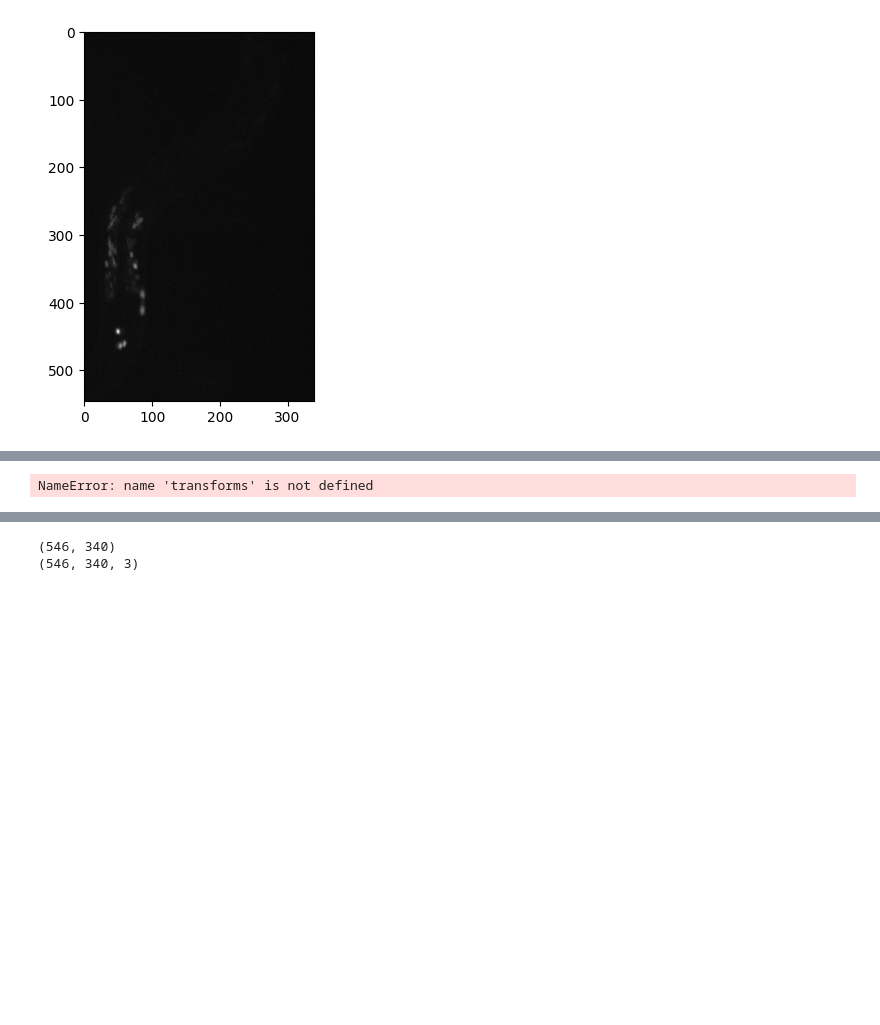
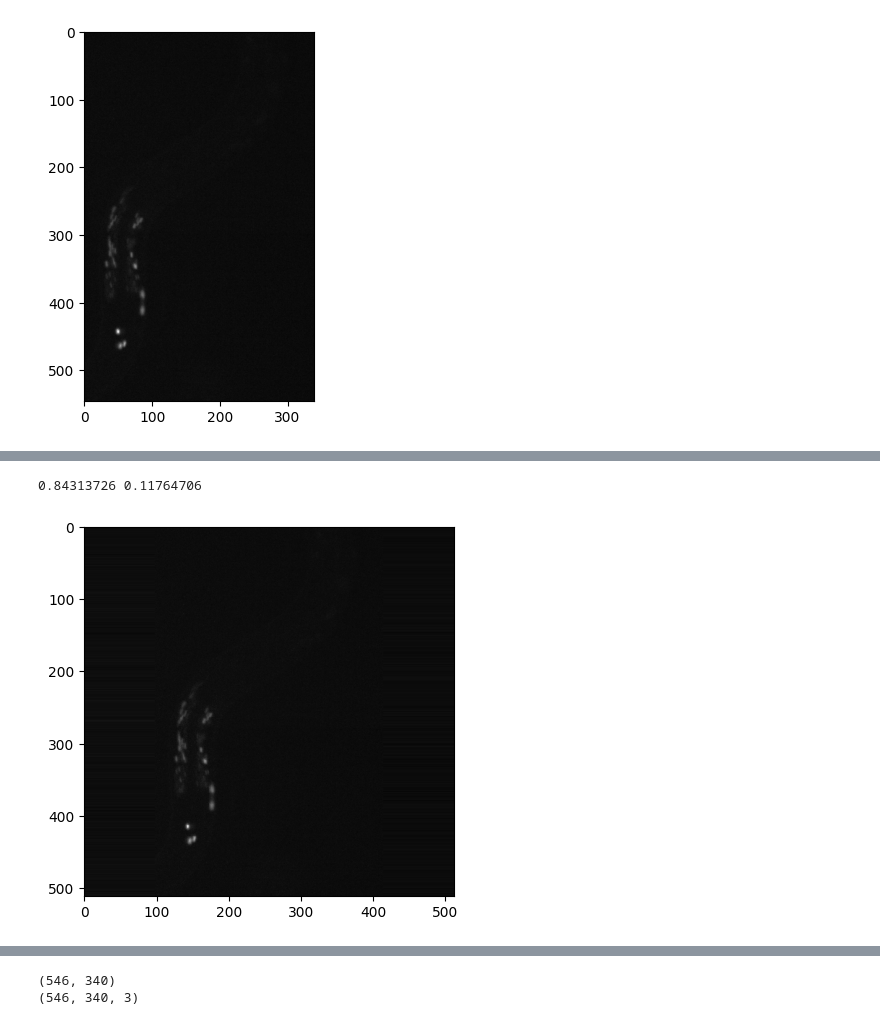
Before and after one commit to Hclover2003/catracking, a Jupyter notebook: working_lstm.ipynb, the cells around one changed output, grey strips where cells are left out. Cells and saved outputs as stored; diff of their text form; code cells hidden in the pictures; blank space fills up the shorter version.

```diff
--- a/working_lstm.ipynb
+++ b/working_lstm.ipynb
@@ -598,8 +661,8 @@ tensor([[[0., 0., 0.,  ..., 0., 0., 0.],
 # %%
 %matplotlib inline
-mask = transforms.Resize((512, 512))(mask)
-print(mask.shape)
-print(mask)
+mask = transforms.Resize(interpolation=transforms.InterpolationMode.NEAREST_EXACT ,size=(512, 512))(mask)
 plt.imshow(mask.detach().numpy()[0], cmap='gray')
+print(max([max(row) for row in mask.detach().numpy()[0]]), min([min(row) for row in mask.detach().numpy()[0]]))
 # %% [output]
-NameError: name 'transforms' is not defined
+0.84313726 0.11764706
+[figure, added]
```
Also changed, not shown: parts of 11 cells of this notebook, 2 other files.
